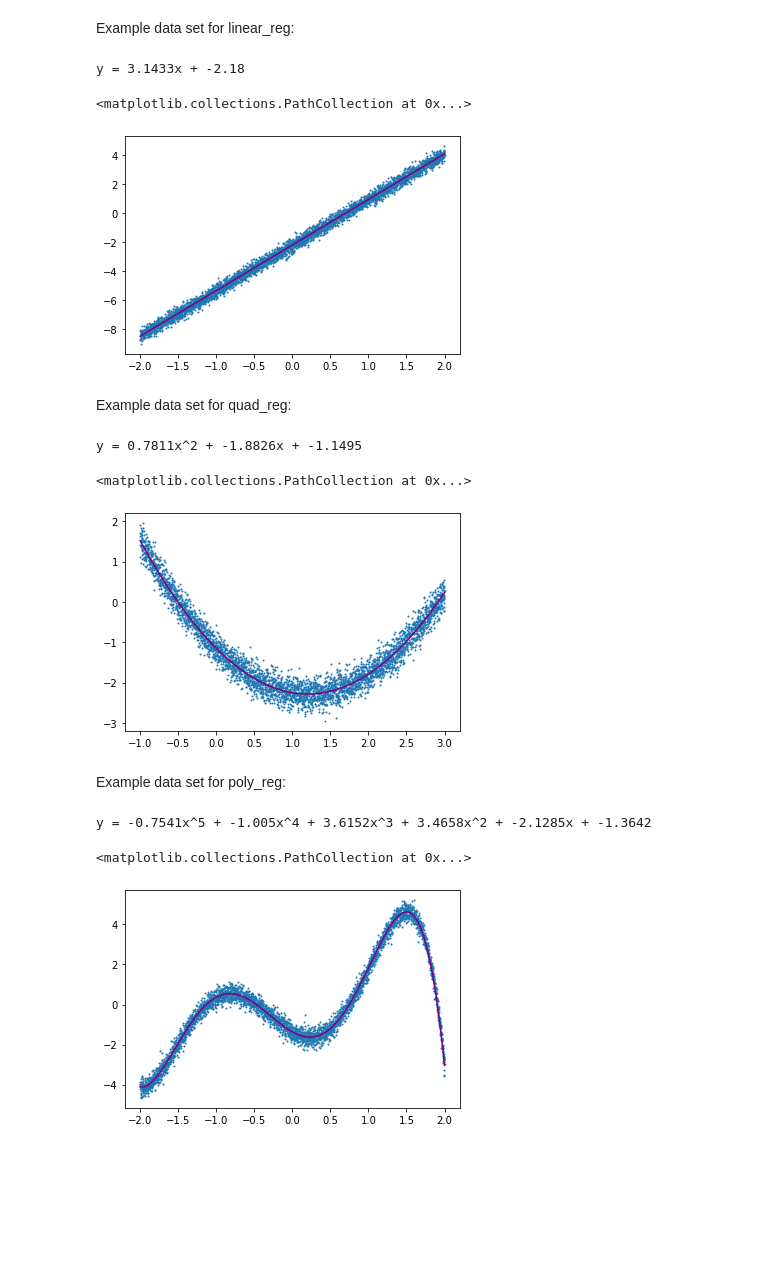
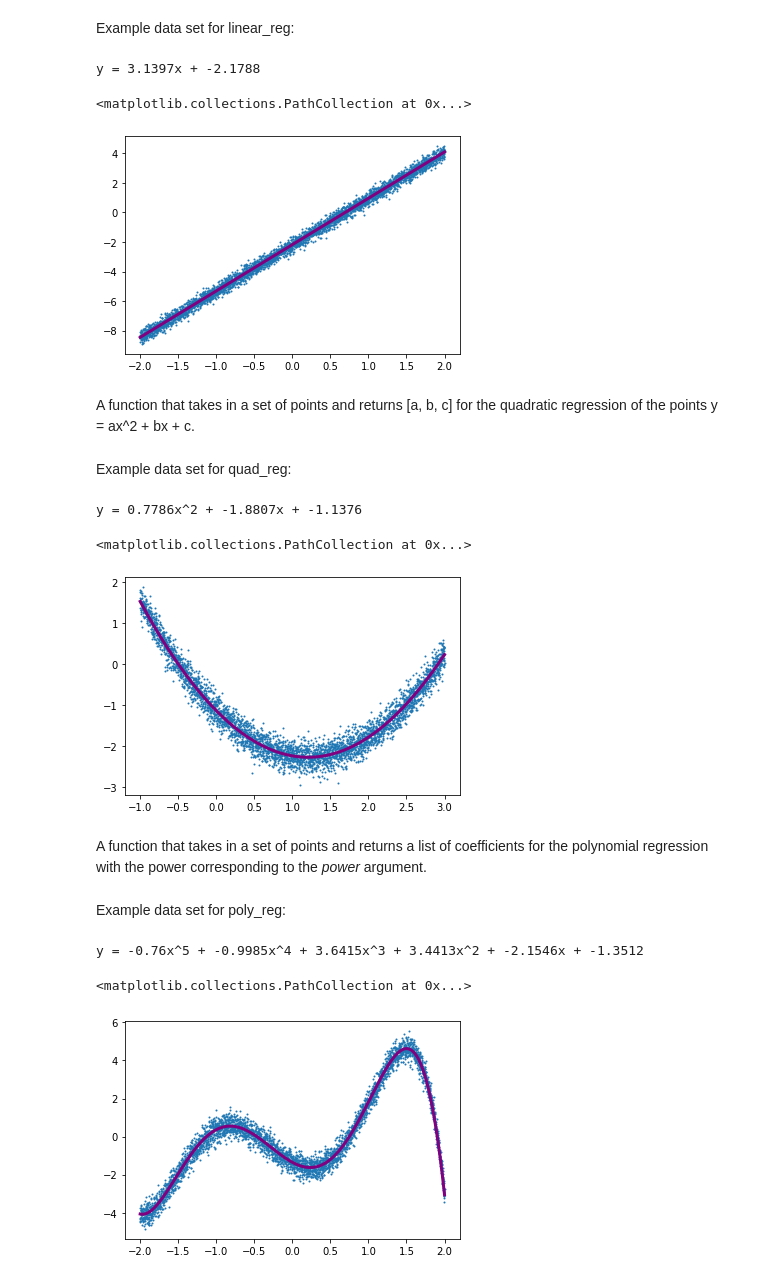
Before and after one commit to JesseLynch37/Math152, a Jupyter notebook: regression.ipynb, the cells around one changed output. Drawn from its saved outputs; the diff is of its cells as text; code cells hidden in the pictures; blank space fills up the shorter version.

```diff
--- a/regression.ipynb
+++ b/regression.ipynb
@@ -9,7 +8,7 @@ from matplotlib import pyplot as plt
 # %% [markdown]
 A function that graphs a polynomial
 # %%
-def graph_poly(coeffs, min_x=-1, max_x=1, points=10000, color='red', size='1', show=True, scatter=False):
+def graph_poly(coeffs, min_x=-1, max_x=1, points=10000, color='red', size='1', show=True, scatter=False, width=1.5):
   x = np.linspace(min_x, max_x, points)
   y = np.zeros(points)
   power = len(coeffs) - 1
@@ -18,7 +17,7 @@ def graph_poly(coeffs, min_x=-1, max_x=1, points=10000, color='red', size='1', s
   if scatter:
     plt.scatter(x, y, s=size, c=color)
   else:
-    plt.plot(x, y, c=color)
+    plt.plot(x, y, linewidth=width, c=color)
   if show:
     plt.show()
 # %% [markdown]
@@ -47,13 +46,15 @@ y = line(x) + np.random.randn(4000) / 4
 
 data_points = [(x[i], y[i]) for i in range(len(x))]
 
-coeffs = linear_reg(data_points, 4)
-graph_poly(coeffs, -2, 2, color='purple', show=False)
+coeffs = linear_reg(data_points)
+graph_poly(coeffs, -2, 2, color='purple', width=3, show=False)
 plt.scatter(x, y, s=1)
 # %% [output]
-y = 3.1433x + -2.18
+y = 3.1397x + -2.1788
 <matplotlib.collections.PathCollection at 0x...>
-[figure, old version]
+[figure, new version]
+# %% [markdown]
+A function that takes in a set of points and returns [a, b, c] for the quadratic regression of the points y = ax^2 + bx + c.
 # %%
 def quad_reg(data_points, precision=4):
     num_points = len(data_points)
@@ -81,13 +82,15 @@ y = quad(x) + np.random.randn(4000) / 5
 
 data_points = [(x[i], y[i]) for i in range(len(x))]
 
-coeffs = quad_reg(data_points, 4)
-graph_poly(coeffs, -1, 3, color='purple', show=False)
+coeffs = quad_reg(data_points)
+graph_poly(coeffs, -1, 3, color='purple', width=3, show=False)
 plt.scatter(x, y, s=1)
 # %% [output]
-y = 0.7811x^2 + -1.8826x + -1.1495
+y = 0.7786x^2 + -1.8807x + -1.1376
 <matplotlib.collections.PathCollection at 0x...>
-[figure, old version]
+[figure, new version]
+# %% [markdown]
+A function that takes in a set of points and returns a list of coefficients for the polynomial regression with the power corresponding to the *power* argument.
 # %%
 def poly_reg(data_points, power=1, precision=4):
     num_points = len(data_points)
@@ -118,16 +121,16 @@ Example data set for poly_reg:
 # %%
 def polynomial(x):
     return -0.76*x**5 - x**4 + 3.64*x**3 + 3.45*x**2 - 2.15*x - 1.36
 
 x = np.linspace(-2, 2, 4000)
-y = polynomial(x) + np.random.randn(4000) / 4
+y = polynomial(x) + np.random.randn(4000) / 3
 
 data_points = [(x[i], y[i]) for i in range(len(x))]
 
-coeffs = poly_reg(data_points, 5, 4)
-graph_poly(coeffs, -2, 2, color='purple', show=False)
+coeffs = poly_reg(data_points, 5)
+graph_poly(coeffs, -2, 2, color='purple', width=3, show=False)
 plt.scatter(x, y, s=1)
 # %% [output]
-y = -0.7541x^5 + -1.005x^4 + 3.6152x^3 + 3.4658x^2 + -2.1285x + -1.3642
+y = -0.76x^5 + -0.9985x^4 + 3.6415x^3 + 3.4413x^2 + -2.1546x + -1.3512
 <matplotlib.collections.PathCollection at 0x...>
-[figure, old version]
+[figure, new version]
```
Also changed, not shown: parts of 1 cell of this notebook.
